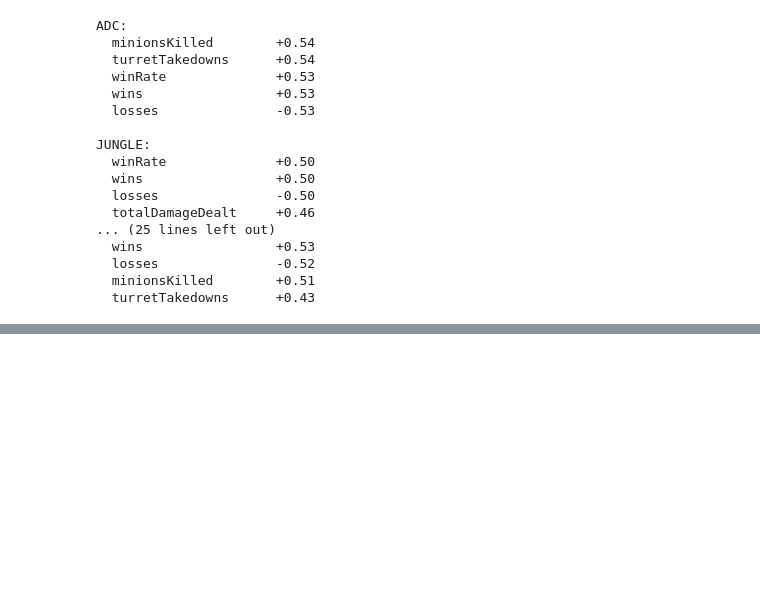
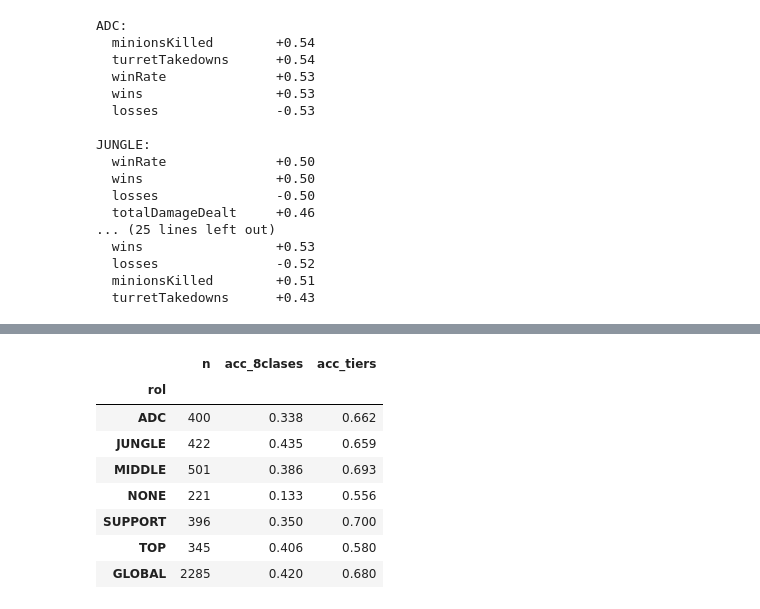
Before and after one commit to JuanjoLT/introIA-proyecto1, a Jupyter notebook: main.ipynb, the cells around one changed output, grey strips where cells are left out. Cells and saved outputs as stored; diff of their text form; code cells hidden in the pictures; blank space fills up the shorter version.

```diff
--- a/main.ipynb
+++ b/main.ipynb
@@ -589,0 +598,40 @@ El análisis confirma la hipótesis del PCA: **las variables que más influyen e
+# %%
+# Entrenar un Random Forest por rol y comparar contra el modelo global
+resultados = []
+
+with warnings.catch_warnings():
+    warnings.simplefilter("ignore")
+    for rol, g in df_rol.groupby("prefLane"):
+        # Codificar igual que el dataset principal: dummies de rol no aplican (un solo rol)
+        Xr = g.drop(columns=["summonerName", "rank", "rank_encoded", "prefLane"])
+        Xr = pd.get_dummies(Xr, dtype=int)
+
+        fila = {"rol": rol, "n": len(g)}
+        # tier para este subconjunto
+        tier_map = {0: 0, 1: 0, 2: 0, 3: 1, 4: 1, 5: 1, 6: 2, 7: 2}
+        targets = {"acc_8clases": g["rank_encoded"],
+                   "acc_tiers": g["rank_encoded"].map(tier_map)}
+
+        for nombre, yr in targets.items():
+            Xtr, Xte, ytr, yte = train_test_split(
+                Xr, yr, test_size=0.2, random_state=42, stratify=yr
+            )
+            m = RandomForestClassifier(n_estimators=300, max_depth=20, random_state=42)
+            m.fit(Xtr, ytr)
+            fila[nombre] = accuracy_score(yte, m.predict(Xte))
+        resultados.append(fila)
+
+comparacion = pd.DataFrame(resultados).set_index("rol")
+# Fila del modelo global (calculado en celdas anteriores)
+comparacion.loc["GLOBAL"] = {"n": len(df_rol), "acc_8clases": 0.42, "acc_tiers": 0.68}
+comparacion.round(3)
+# %% [output]
+|  | n | acc_8clases | acc_tiers |
+| rol |  |  |  |
+| ADC | 400 | 0.338 | 0.662 |
+| JUNGLE | 422 | 0.435 | 0.659 |
+| MIDDLE | 501 | 0.386 | 0.693 |
+| NONE | 221 | 0.133 | 0.556 |
+| SUPPORT | 396 | 0.350 | 0.700 |
+| TOP | 345 | 0.406 | 0.580 |
+| GLOBAL | 2285 | 0.420 | 0.680 |
```
Also changed, not shown: parts of 11 cells of this notebook.
